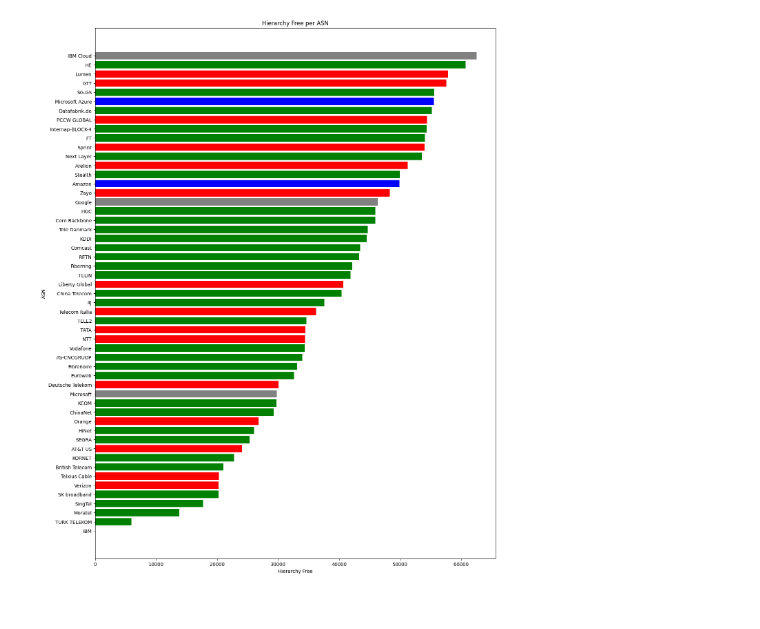
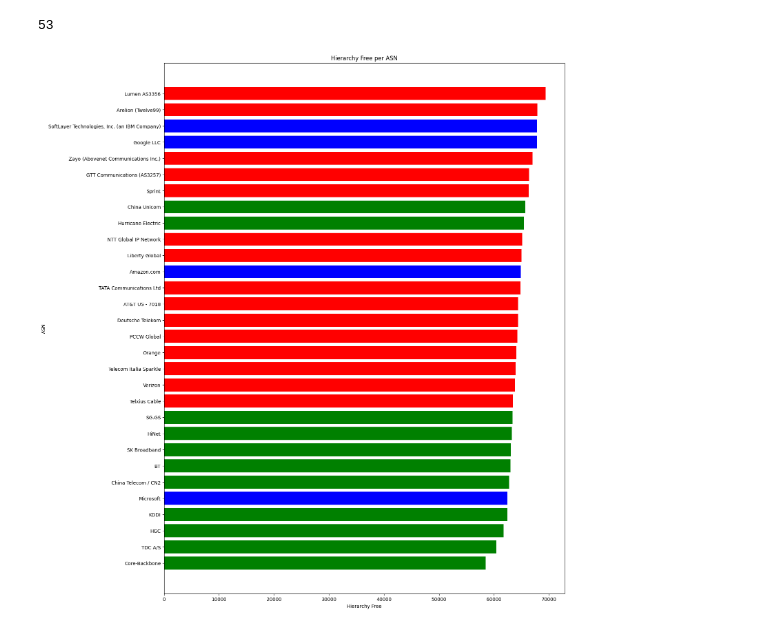
Before and after one commit to guissalustiano/measuring-the-internet-flatenning, a Jupyter notebook: analise.ipynb, the cells around one changed output. Cells and saved outputs as stored; diff of their text form; code cells hidden in the pictures.

Commit message:
graph changes

```diff
--- a/analise.ipynb
+++ b/analise.ipynb
@@ -43,0 +5,15 @@ memory usage: 1.8+ KB
+# %%
+list=[]
+for i in range(1,2):
+  with open(f'/Users/chiararizzato/Downloads/peeringdb_2_dump_2024_01_{i:02d}.json') as file:
+    doc=json.load(file)
+  dfPeering=pd.DataFrame.from_records(doc['net']['data'],index='id')
+  list.append(dfPeering)
+
+dfPeering=pd.concat(list)
+
+dfPeering=dfPeering[['asn','name','info_type']]
+# %%
+df = pd.read_csv("/Users/chiararizzato/Downloads/data.csv")
+df=df.set_index('asn').join(dfPeering.set_index('asn'))
+df.head(10)
@@ -44,15 +33,22 @@ memory usage: 1.8+ KB
+# %%
+df=df[df['type'] != 'other']
+df=df.sort_values(by='hierachy_free',ascending=False)
+print(len(df))
+df=df.head(30)
+# %% [output]
+53
 # %%
 fig, ax = plt.subplots(figsize=(15, 20))
 
-color_map= {'Cloud': 'blue','Tier1':'red','Tier2':'green','Content':'gray'}
+color_map= {'cloud_provider': 'blue','tier1':'red','tier2':'green','other':'gray'}
 df['color']=df['type'].map(color_map)
 
-ax.barh(df['name'].astype(str), df['hierarchy_free'], align='center',color=df['color'])
+ax.barh(df['name'].astype(str), df['hierachy_free'], align='center',color=df['color'])
 ax.invert_yaxis()  # labels read top-to-bottom
 ax.set_xlabel('Hierarchy Free')
 ax.set_ylabel('ASN')
 ax.set_title('Hierarchy Free per ASN')
 
 plt.show()
 # %% [output]
-[figure, old version]
+[figure, new version]
```
Also changed, not shown: parts of 4 cells of this notebook.
